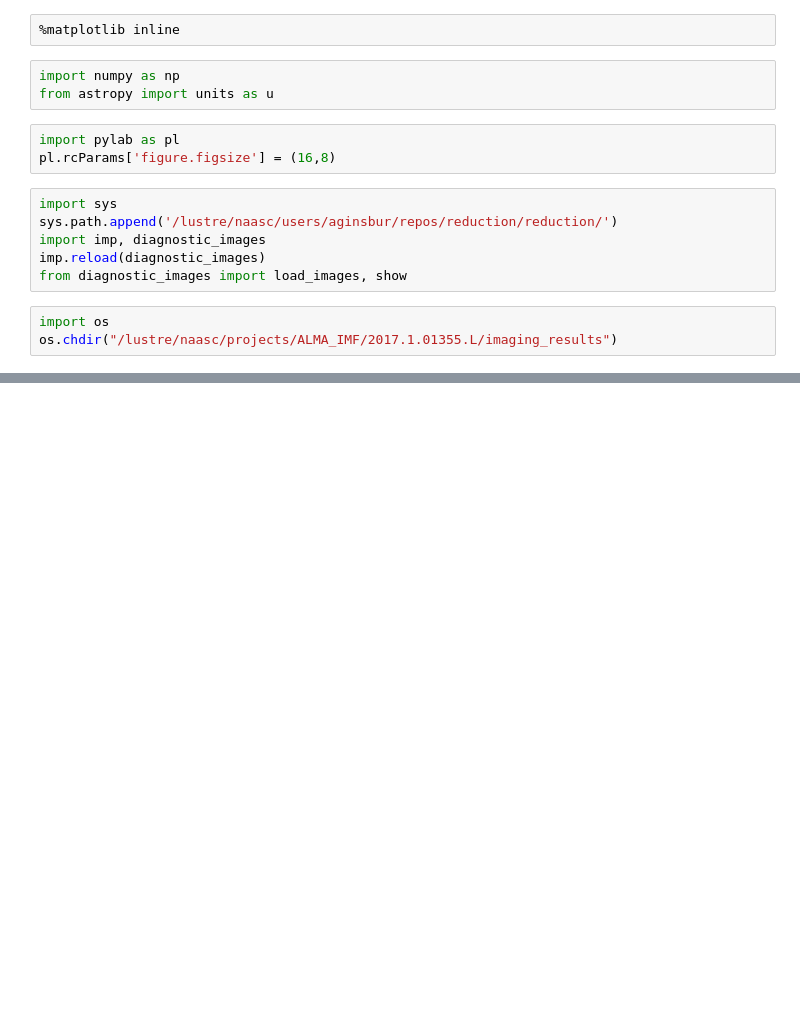
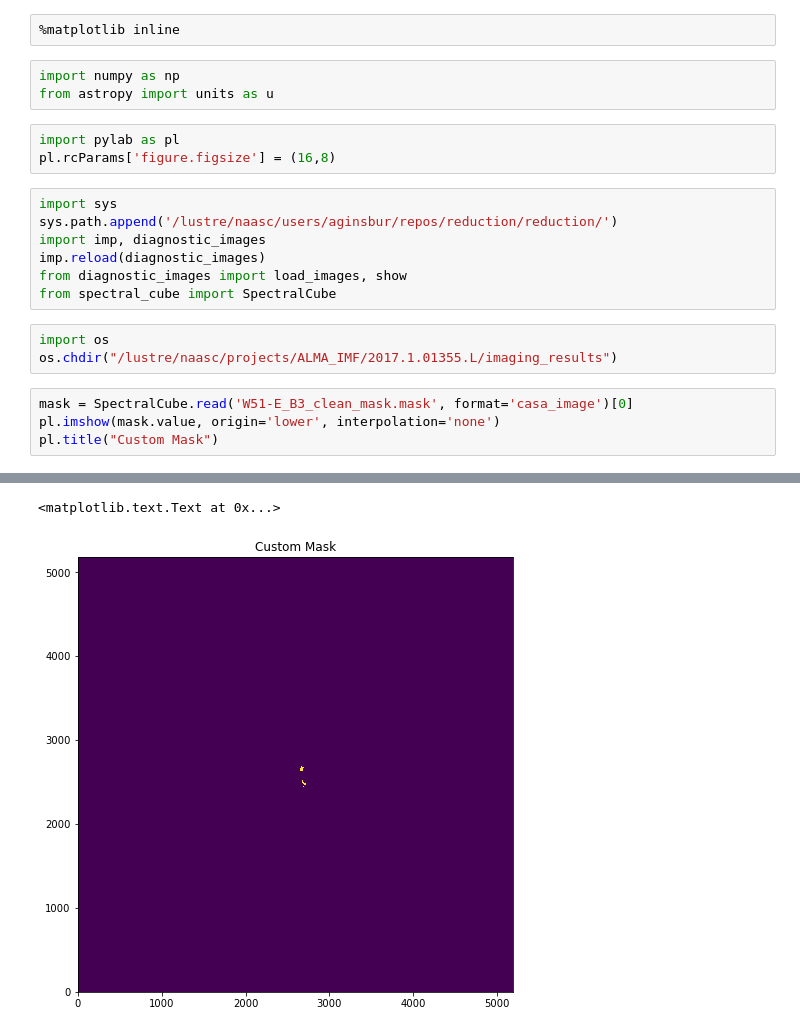
Before and after one commit to keflavich/almaimf-notebooks, a Jupyter notebook: W51E_B3_selfcal.ipynb, the cells around one changed output, grey strips where cells are left out. Drawn from its saved outputs; the diff is of its cells as text; blank space fills up the shorter version.

```diff
--- a/W51E_B3_selfcal.ipynb
+++ b/W51E_B3_selfcal.ipynb
@@ -12,6 +12,12 @@ sys.path.append('/lustre/naasc/users/aginsbur/repos/reduction/reduction/')
 import imp, diagnostic_images
 imp.reload(diagnostic_images)
 from diagnostic_images import load_images, show
+from spectral_cube import SpectralCube
 # %%
 import os
 os.chdir("/lustre/naasc/projects/ALMA_IMF/2017.1.01355.L/imaging_results")
+# %%
+mask = SpectralCube.read('W51-E_B3_clean_mask.mask', format='casa_image')[0]
+pl.imshow(mask.value, origin='lower', interpolation='none')
+pl.title("Custom Mask")
+# %% [output]
@@ -18,3 +26,5 @@ os.chdir("/lustre/naasc/projects/ALMA_IMF/2017.1.01355.L/imaging_results")
+<matplotlib.text.Text at 0x...>
+[figure, added]
 # %%
 imgs_before_b3, cubes_before_b3 = load_images('W51-E_B3_uid___A001_X1296_X10b_continuum_merged_12M_robust0')
 imgs_after_b3, cubes_after_b3 = load_images('W51-E_B3_uid___A001_X1296_X10b_continuum_merged_12M_robust0_selfcal1')
```
Also changed, not shown: parts of 9 cells of this notebook, 1 other file.
